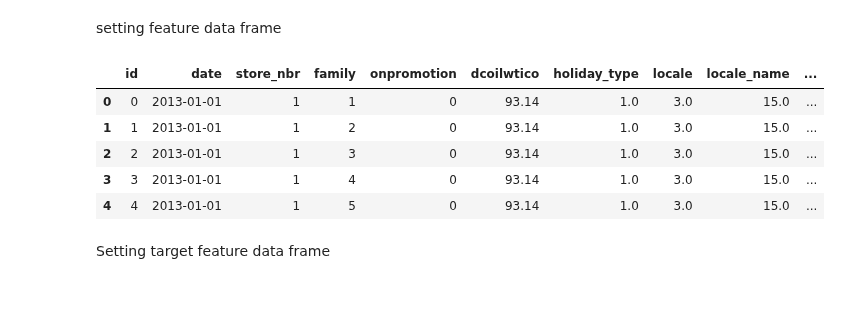
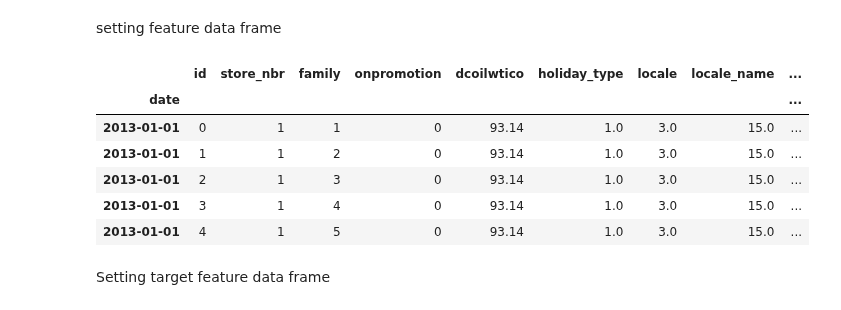
Before and after one commit to lieric90/Store-Sales, a Jupyter notebook: Store Sales Predictions/store_sale_predictions.ipynb, the cells around one changed output. Cells and saved outputs as stored; diff of their text form; code cells hidden in the pictures.

```diff
--- a/Store Sales Predictions/store_sale_predictions.ipynb
+++ b/Store Sales Predictions/store_sale_predictions.ipynb
@@ -374,17 +374,19 @@ setting feature data frame
 # %%
 #Removing unnecessary columns like state description and transferred as city is more descriptive than state and transferred is less descriptive than holiday type
 x_train = training.drop(['sales'], axis=1)
 x_train = x_train.drop(['state'], axis=1)
 x_train = x_train.drop(['description'], axis=1)
 x_train = x_train.drop(['transferred'], axis=1)
+x_train.set_index('date', inplace=True)
 x_train.head()
 # %% [output]
-|  | id | date | store_nbr | family | onpromotion | dcoilwtico | holiday_type | locale | locale_name | ... |
-| 0 | 0 | 2013-01-01 | 1 | 1 | 0 | 93.14 | 1.0 | 3.0 | 15.0 | ... |
-| 1 | 1 | 2013-01-01 | 1 | 2 | 0 | 93.14 | 1.0 | 3.0 | 15.0 | ... |
-| 2 | 2 | 2013-01-01 | 1 | 3 | 0 | 93.14 | 1.0 | 3.0 | 15.0 | ... |
-| 3 | 3 | 2013-01-01 | 1 | 4 | 0 | 93.14 | 1.0 | 3.0 | 15.0 | ... |
-| 4 | 4 | 2013-01-01 | 1 | 5 | 0 | 93.14 | 1.0 | 3.0 | 15.0 | ... |
+|  | id | store_nbr | family | onpromotion | dcoilwtico | holiday_type | locale | locale_name | ... |
+| date |  |  |  |  |  |  |  |  | ... |
+| 2013-01-01 | 0 | 1 | 1 | 0 | 93.14 | 1.0 | 3.0 | 15.0 | ... |
+| 2013-01-01 | 1 | 1 | 2 | 0 | 93.14 | 1.0 | 3.0 | 15.0 | ... |
+| 2013-01-01 | 2 | 1 | 3 | 0 | 93.14 | 1.0 | 3.0 | 15.0 | ... |
+| 2013-01-01 | 3 | 1 | 4 | 0 | 93.14 | 1.0 | 3.0 | 15.0 | ... |
+| 2013-01-01 | 4 | 1 | 5 | 0 | 93.14 | 1.0 | 3.0 | 15.0 | ... |
 # %% [markdown]
 Setting target feature data frame
 # %%
```
Also changed, not shown: parts of 7 cells of this notebook.
